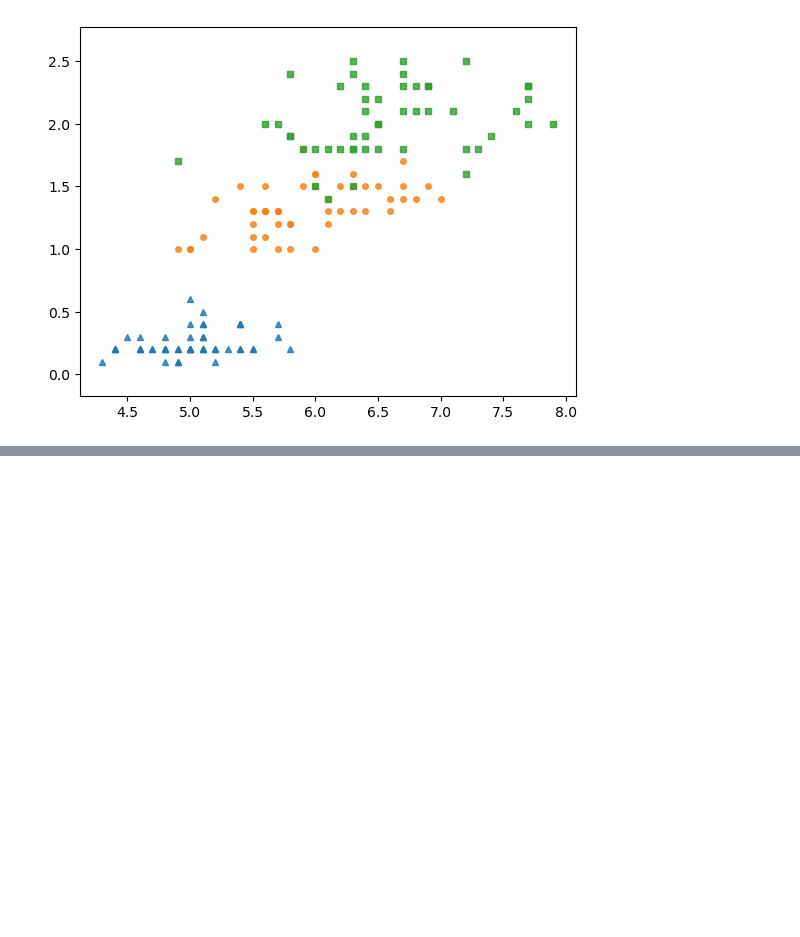
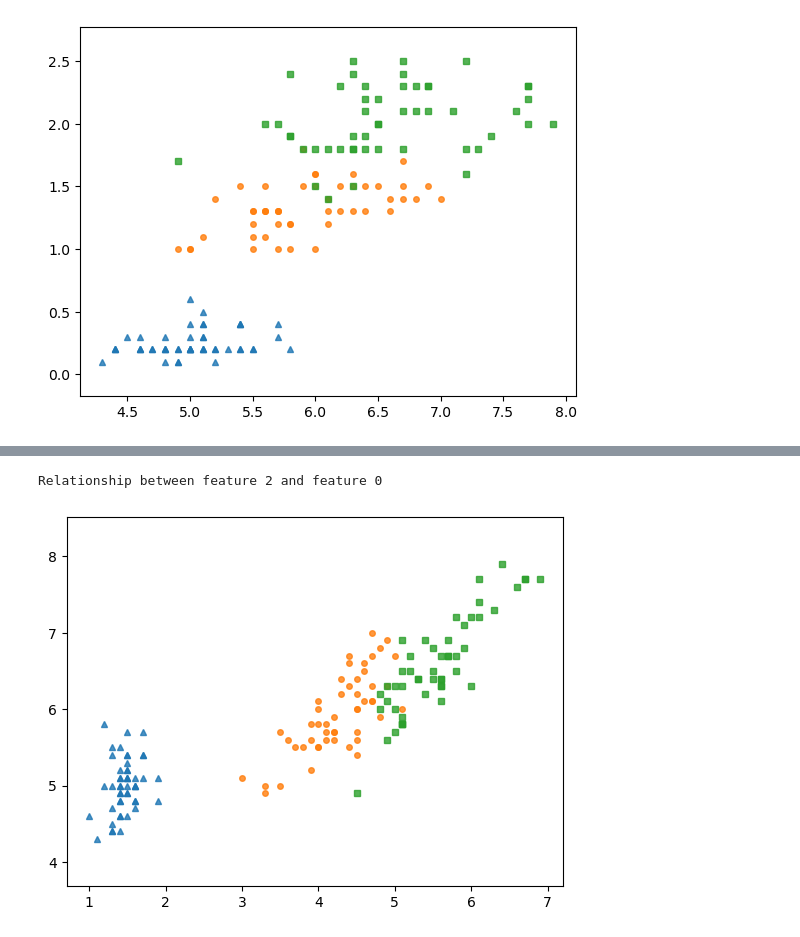
Before and after one commit to TaQuangKhoi/He-thong-thong-tin-thong-minh, a Jupyter notebook: 16-Jun-2023 - KNN - Iris.ipynb, the cells around one changed output, grey strips where cells are left out. Cells and saved outputs as stored; diff of their text form; code cells hidden in the pictures; blank space fills up the shorter version.

```diff
--- a/16-Jun-2023 - KNN - Iris.ipynb
+++ b/16-Jun-2023 - KNN - Iris.ipynb
@@ -172,0 +194,7 @@ Relationship between feature 0 and feature 3
+# %%
+print("Relationship between feature 2 and feature 0")
+features_2_0 = iris_features[:, [2, 0]]
+classes_display(features_2_0, iris_target)
+# %% [output]
+Relationship between feature 2 and feature 0
+[figure, added]
```
Also changed, not shown: parts of 5 cells of this notebook.
